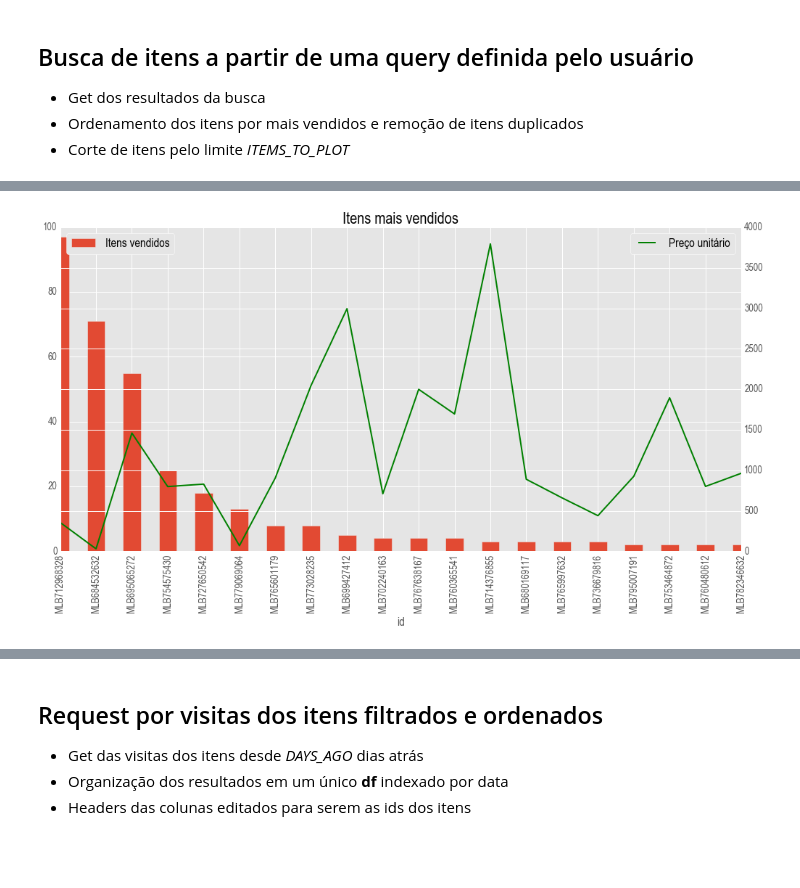
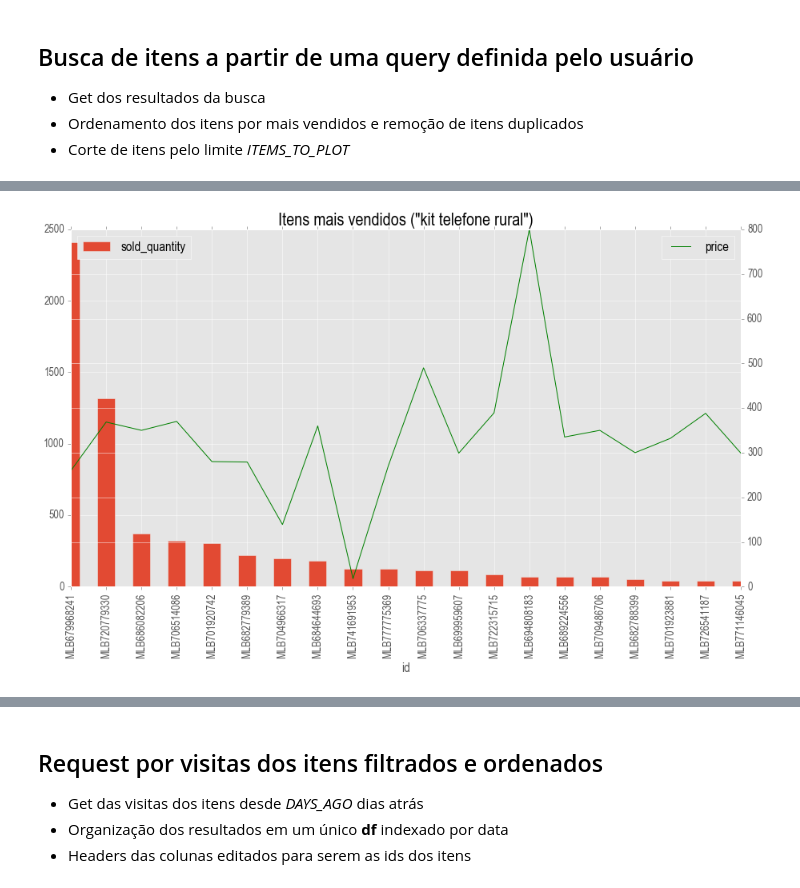
Before and after one commit to lpillmann/certi-mercadolivre, a Jupyter notebook: overview-from-query.ipynb, the cells around one changed output, grey strips where cells are left out. Cells and saved outputs as stored; diff of their text form; code cells hidden in the pictures; blank space fills up the shorter version.

```diff
--- a/overview-from-query.ipynb
+++ b/overview-from-query.ipynb
@@ -62,3 +44,16 @@ ITEMS_TO_PLOT = 10 # list of "ITEMS_TO_PLOT" top sold items; e.g. if 10, visits
 - Get dos resultados da busca
 - Ordenamento dos itens por mais vendidos e remoção de itens duplicados
 - Corte de itens pelo limite *ITEMS_TO_PLOT*
+# %%
+### REQUEST: gets items according to search for 'query'
+
+#query = "kit painel solar"
+query = input('Qual a query desejada? ')
+
+url = "https://api.mercadolibre.com/sites/MLB/search?q=" + query
+print('Buscando por "' + query + '"...')
+data = requests.get(url).json()
+
+results = data["results"] # saves content from json in variable
+df = DataFrame(results) # converts to a pandas df
+#df.head()
@@ -65,17 +73,5 @@ ITEMS_TO_PLOT = 10 # list of "ITEMS_TO_PLOT" top sold items; e.g. if 10, visits
 # %%
-### REQUEST: gets items according to search for 'query'
-
-query = "kit painel solar"
-#query = input('Qual a query desejada? ')
-
-url = "https://api.mercadolibre.com/sites/MLB/search?q=" + query
-print('Busca por ' + query)
-data = requests.get(url).json()
-
-results = data["results"] # saves content from json in variable
-df = DataFrame(results) # converts to a pandas df
-
-df = df[["id", "title", "price", "sold_quantity", "available_quantity", "permalink"]] # gets only interesting columns
+df = df[["id", "title", "price", "sold_quantity", "available_quantity", "permalink", "thumbnail"]] # gets only interesting columns
 
 # sorts items by sold quantity and deletes duplicates with less sales (assuming they'd be 0)
 df = df.sort_values(by="sold_quantity", ascending=False)
@@ -120,20 +115,20 @@ df.head()
 # %%
 # sold quantity vs. unit price
 
 # procedure to handle secondary Y axis
 fig0, ax0 = plt.subplots()
 ax1 = ax0.twinx()
 
-y0 = df.head(20).sold_quantity.plot(kind='bar', ax=ax0, label='Itens vendidos')
-y1 = df.head(20).price.plot(secondary_y=True, style='g', ax=ax1, label='Preço unitário')
+y0 = df.head(20).sold_quantity.plot(kind='bar', ax=ax0)#, label='Itens vendidos')
+y1 = df.head(20).price.plot(secondary_y=True, style='g', ax=ax1)#, label='Preço unitário')
 y0.legend(loc=2) # bar legend to the left
 y1.legend(loc=0) # line legend to the right
 
-plt.title('Itens mais vendidos', fontsize=22)
+plt.title('Itens mais vendidos ("' + query + '")', fontsize=22)
 plt.show()
 plt.close()
 # %% [output]
-[figure, old version]
+[figure, new version]
 # %%
 # total amount of each item (sold + stock)
 
```
Also changed, not shown: parts of 16 cells of this notebook.
